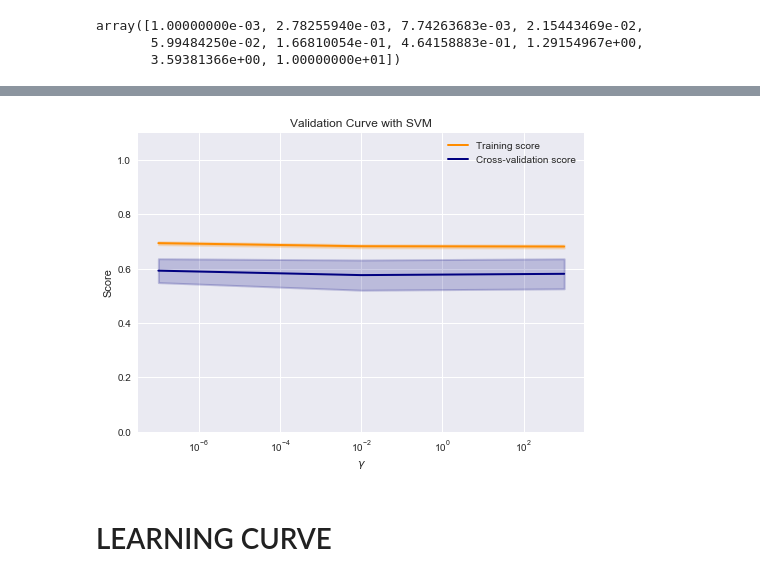
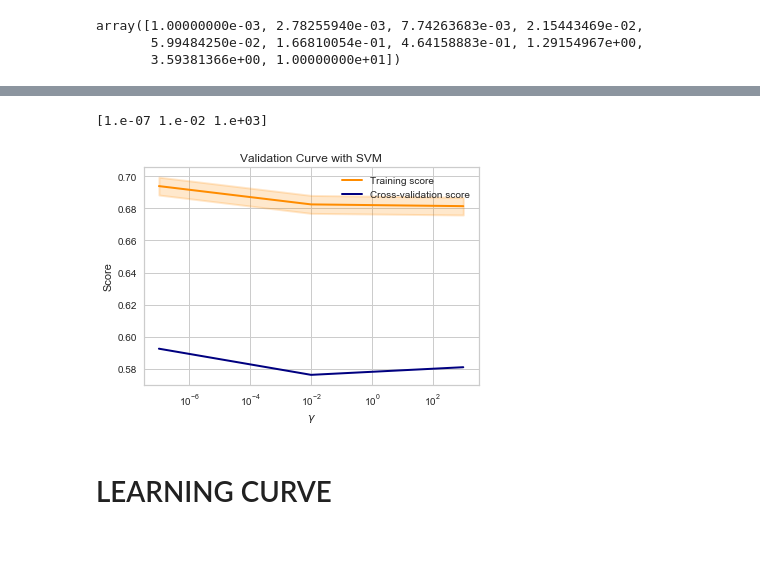
Before and after one commit to rajnishe/ML_Share_Doc, a Jupyter notebook: Code/LinearRegression/LR_Practice/HousePricingData/LinearPredictionKaggle.ipynb, the cells around one changed output, grey strips where cells are left out. Saved outputs shown, nothing was run; the diff lists cells and outputs as text; code cells hidden in the pictures; blank space fills up the shorter version.

```diff
--- a/Code/LinearRegression/LR_Practice/HousePricingData/LinearPredictionKaggle.ipynb
+++ b/Code/LinearRegression/LR_Practice/HousePricingData/LinearPredictionKaggle.ipynb
@@ -11 +222,3 @@ trainData = pd.read_csv("train.csv")
+# %%
+trainData['PoolQC'].fillna('NoPOOL',inplace=True)
 # %%
@@ -319,0 +501,9 @@ sns.boxplot(x=trainData['LotFrontage'])
+# %%
+# Finding outlier for LotFrontage
+# Using box plot
+sns.boxplot(x=trainData['LotFrontage'])
+
+# One data point which is greater than 300 is more
+# is one outlier
+# we can consider this data point to remove from dataset
+trainData.drop(trainData[trainData.LotFrontage > 300].index, inplace=True)
@@ -531,8 +731,7 @@ array([1.00000000e-03, 2.78255940e-03, 7.74263683e-03, 2.15443469e-02,
 # %%
 from sklearn.model_selection import validation_curve
 
-train_scores, valid_scores =
-validation_curve(Ridge(), X_train_poly_out, Y_train_Out, "alpha",
+train_scores, valid_scores = validation_curve(Ridge(), X_train_poly_out, Y_train_Out, "alpha",
                                                np.logspace(-7, 3, 3),
                                                cv=5)
 
@@ -568,33 +767,37 @@ Reciprocal condition number4.141322e-33
   overwrite_a=True).T
+# %%
+print(np.logspace(-7, 3, 3))
+# %% [output]
+[1.e-07 1.e-02 1.e+03]
 # %%
 train_scores_mean = np.mean(train_scores, axis=1)
 train_scores_std = np.std(train_scores, axis=1)
 test_scores_mean = np.mean(valid_scores, axis=1)
 test_scores_std = np.std(valid_scores, axis=1)
 
 param_range = np.logspace(-7, 3, 3)
 
 plt.title("Validation Curve with SVM")
 plt.xlabel("$\gamma$")
 plt.ylabel("Score")
-plt.ylim(0.0, 1.1)
+plt.ylim = (0.5, 1.1)
 lw = 2
 plt.semilogx(param_range, train_scores_mean, label="Training score", color="darkorange", lw=lw)
 
 plt.fill_between(param_range, train_scores_mean - train_scores_std,
                  train_scores_mean + train_scores_std, alpha=0.2,
                  color="darkorange", lw=lw)
 
 plt.semilogx(param_range, test_scores_mean, label="Cross-validation score", color="navy", lw=lw)
 
-plt.fill_between(param_range, test_scores_mean - test_scores_std,
-                 test_scores_mean + test_scores_std, alpha=0.2,
-                 color="navy", lw=lw)
+#plt.fill_between(param_range, test_scores_mean - test_scores_std,
+#                 test_scores_mean + test_scores_std, alpha=0.2,
+#                 color="navy", lw=lw)
 
 plt.legend(loc="best")
 plt.show()
 # %% [output]
-[figure, old version]
+[figure, new version]
 # %% [markdown]
 # LEARNING CURVE
 # %%
```
Also changed, not shown: parts of 66 cells of this notebook, 8 other files.
